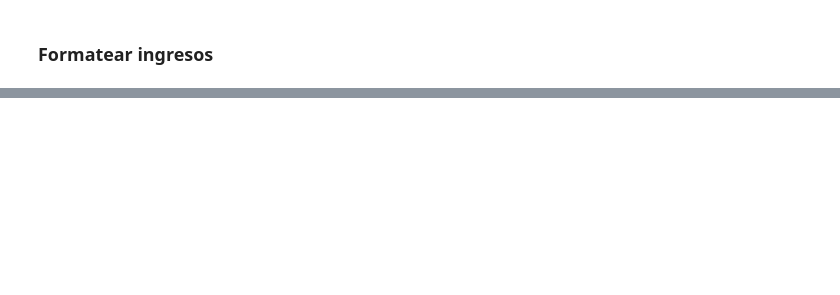
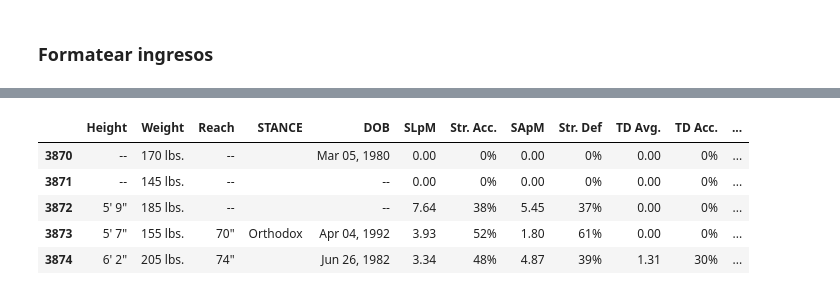
Before and after one commit to PacoRodriguezLozano/MoneyFighter, a Jupyter notebook: scraping_ufc.ipynb, the cells around one changed output, grey strips where cells are left out. Cells and saved outputs as stored; diff of their text form; code cells hidden in the pictures; blank space fills up the shorter version.

```diff
--- a/scraping_ufc.ipynb
+++ b/scraping_ufc.ipynb
@@ -155,4 +162,2 @@ notfound_eventos
 | 588 | UFC Fight Night: Lewis vs. Daukaus | 18 de diciembre de 2021 | UFC Apex | Las Vegas, Nevada | https://es.wikipedia.org/wiki/UFC... | Not Found | Not Found |
 | 589 | UFC on ESPN: Kattar vs. Chikadze | 15 de enero de 2022 | UFC Apex | Las Vegas, Nevada | https://es.wikipedia.org/wiki/UFC... | Not Found | Not Found |
-# %%
-link = 'https://es.wikipedia.org/wiki/UFC_269'
@@ -174,0 +198,23 @@
+# %%
+stats = []
+for link in peleadores['enlaces']:
+    response = requests.get(link)
+    soup = BS(response.text)
+    stats_peleador = {}
+    for li in soup.find_all('li')[3:17]:
+        lista = li.text.replace('\n', ' ').strip().split(':')
+        lista = [elemento.strip() for elemento in lista]
+        if len(lista[0]) != 0:
+            stats_peleador[lista[0]] = lista[1]
+
+    stats.append(stats_peleador)
+df_stats = pd.DataFrame(stats)
+# %%
+df_stats.tail()
+# %% [output]
+|  | Height | Weight | Reach | STANCE | DOB | SLpM | Str. Acc. | SApM | Str. Def | TD Avg. | TD Acc. | ... |
+| 3870 | -- | 170 lbs. | -- |  | Mar 05, 1980 | 0.00 | 0% | 0.00 | 0% | 0.00 | 0% | ... |
+| 3871 | -- | 145 lbs. | -- |  | -- | 0.00 | 0% | 0.00 | 0% | 0.00 | 0% | ... |
+| 3872 | 5' 9" | 185 lbs. | -- |  | -- | 7.64 | 38% | 5.45 | 37% | 0.00 | 0% | ... |
+| 3873 | 5' 7" | 155 lbs. | 70" | Orthodox | Apr 04, 1992 | 3.93 | 52% | 1.80 | 61% | 0.00 | 0% | ... |
+| 3874 | 6' 2" | 205 lbs. | 74" |  | Jun 26, 1982 | 3.34 | 48% | 4.87 | 39% | 1.31 | 30% | ... |
```
Also changed, not shown: parts of 44 cells of this notebook.
